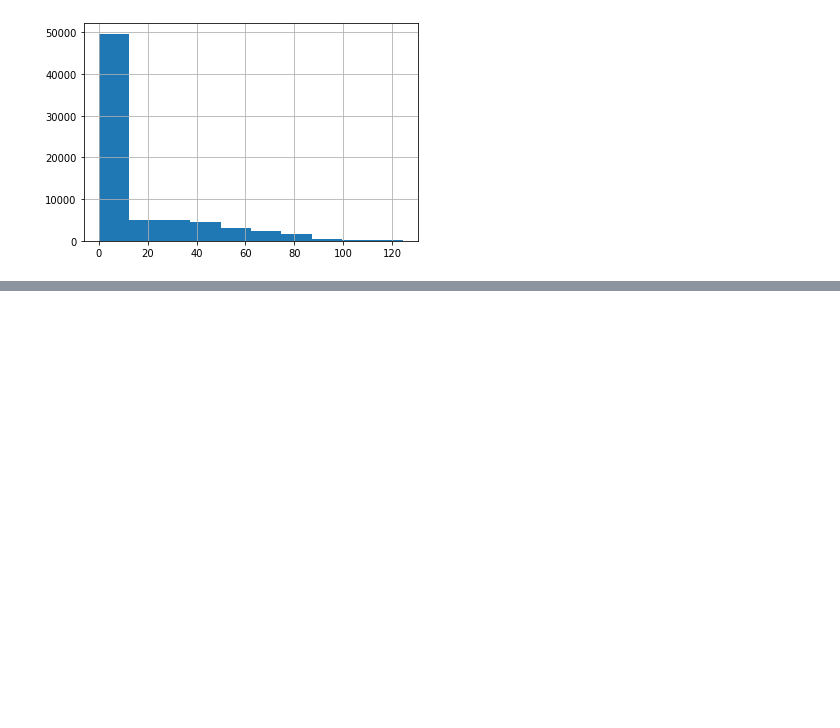
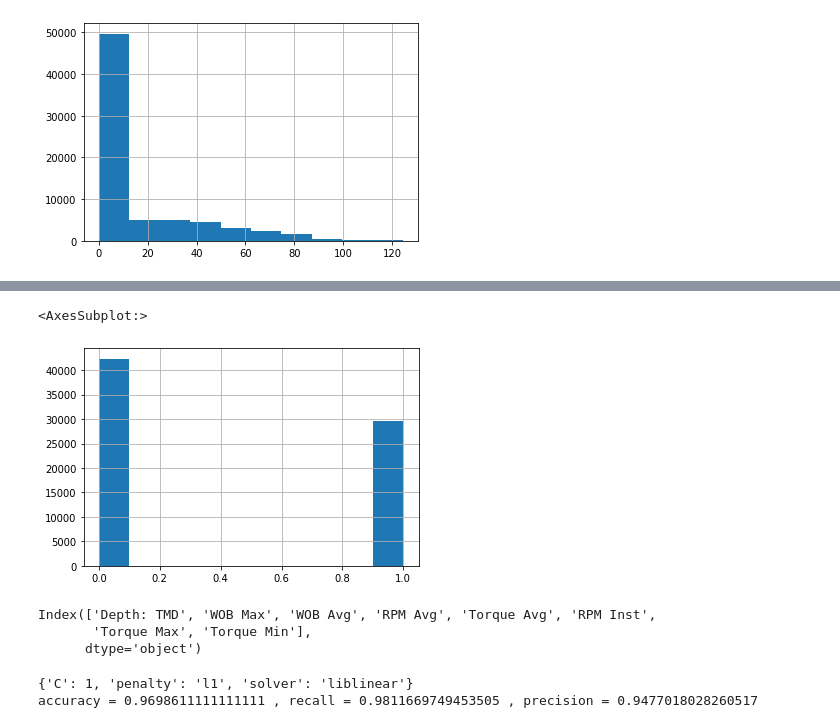
Before and after one commit to BrouthenKamel/haick-datathon, a Jupyter notebook: Sonatrach_Challenge.ipynb, the cells around one changed output, grey strips where cells are left out. Drawn from its saved outputs; the diff is of its cells as text; code cells hidden in the pictures; blank space fills up the shorter version.

```diff
--- a/Sonatrach_Challenge.ipynb
+++ b/Sonatrach_Challenge.ipynb
@@ -40,0 +122,5 @@ data_train[target_col].hist()
+# %%
+data_train["is_penetratable"].hist()
+# %% [output]
+<AxesSubplot:>
+[figure, added]
@@ -40,0 +140,6 @@ data_train[target_col].hist()
+# %%
+mi_scores[mi_scores > 0.5].index
+# %% [output]
+Index(['Depth: TMD', 'WOB Max', 'WOB Avg', 'RPM Avg', 'Torque Avg', 'RPM Inst',
+       'Torque Max', 'Torque Min'],
+      dtype='object')
@@ -40,0 +151,57 @@ data_train[target_col].hist()
+# %%
+# Import necessary libraries
+from sklearn.model_selection import train_test_split
+from sklearn.linear_model import LogisticRegression
+from sklearn.model_selection import GridSearchCV
+from sklearn.preprocessing import StandardScaler
+from sklearn.metrics import accuracy_score, recall_score, precision_score
+
+# Split the X and y data into training and testing sets
+X_train, X_test, y_train, y_test = train_test_split(X_classif, y_classif, test_size=0.2, random_state=42)
+
+# Standardize the X data
+scaler = StandardScaler()
+X_train_scaled = scaler.fit_transform(X_train)
+X_test_scaled = scaler.transform(X_test)
+
+# Create a logistic regression classifier
+clf = LogisticRegression()
+
+# Define the parameter grid to search over
+param_grid = {
+    'penalty': ['l1', 'l2'],
+    'C': [0.1, 1, 10],
+    'solver': ['liblinear']
+}
+
+# Create a grid search object with the logistic regression classifier and the parameter grid
+grid_search = GridSearchCV(clf, param_grid, cv=3)
+
+# Fit the grid search object on the standardized training data
+grid_search.fit(X_train_scaled, y_train)
+
+# Get the best hyperparameters from the grid search
+best_params = grid_search.best_params_
+
+# Use the best hyperparameters to create a new logistic regression classifier
+best_clf = LogisticRegression(penalty=best_params['penalty'],
+                              C=best_params['C'],
+                              solver=best_params['solver'])
+
+# Fit the new classifier on the standardized training data
+best_clf.fit(X_train_scaled, y_train)
+
+# Predict on the standardized testing data
+y_pred = best_clf.predict(X_test_scaled)
+
+print(best_params)
+
+# Calculate the accuracy, recall, and precision on the standardized testing data using the new classifier
+accuracy = accuracy_score(y_test, y_pred)
+recall = recall_score(y_test, y_pred)
+precision = precision_score(y_test, y_pred)
+
+print(f"accuracy = {accuracy} , recall = {recall} , precision = {precision}")
+# %% [output]
+{'C': 1, 'penalty': 'l1', 'solver': 'liblinear'}
+accuracy = 0.9698611111111111 , recall = 0.9811669749453505 , precision = 0.9477018028260517
```
Also changed, not shown: parts of 27 cells of this notebook.
